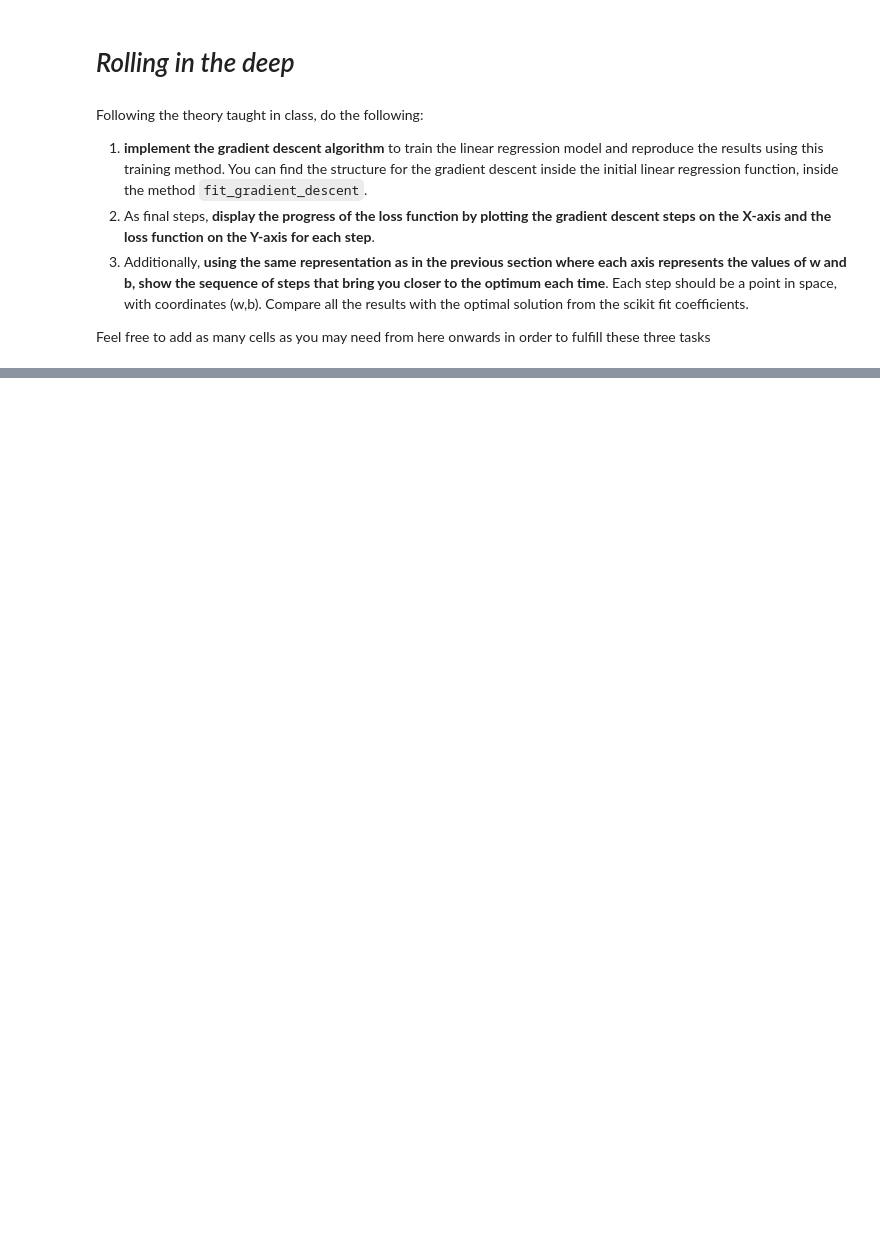
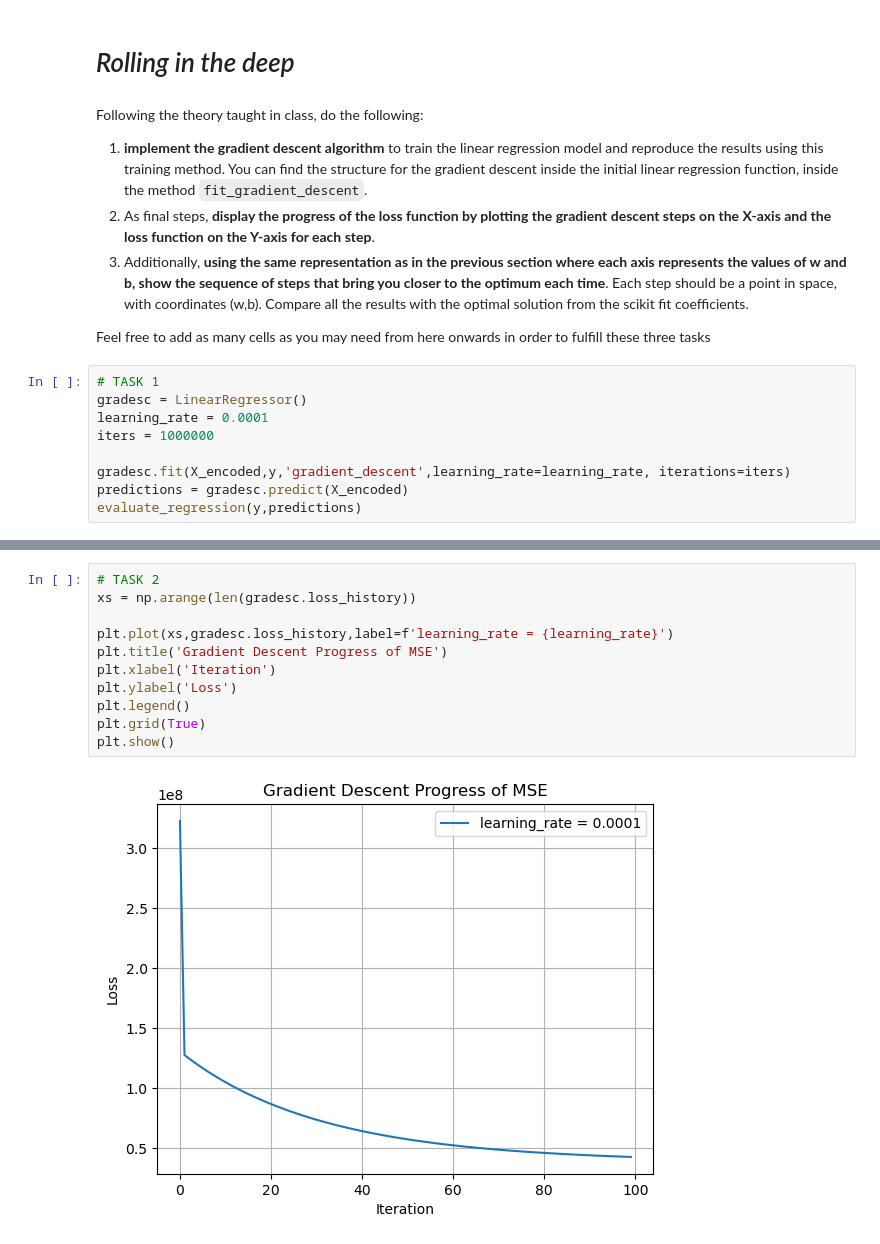
Before and after one commit to ICAI-IMAT-ML/p2-4-LuciaHC, a Jupyter notebook: notebook/Lab_2_4_LR2.ipynb, the cells around one changed output, grey strips where cells are left out. Cells and saved outputs as stored; diff of their text form; blank space fills up the shorter version.

```diff
--- a/notebook/Lab_2_4_LR2.ipynb
+++ b/notebook/Lab_2_4_LR2.ipynb
@@ -336,3 +390,12 @@ Following the theory taught in class, do the following:
 3. Additionally, **using the same representation as in the previous section where each axis represents the values of w and b, show the sequence of steps that bring you closer to the optimum each time**. Each step should be a point in space, with coordinates (w,b). Compare all the results with the optimal solution from the scikit fit coefficients.
 
 Feel free to add as many cells as you may need from here onwards in order to fulfill these three tasks
+# %%
+# TASK 1
+gradesc = LinearRegressor()
+learning_rate = 0.0001
+iters = 1000000
+
+gradesc.fit(X_encoded,y,'gradient_descent',learning_rate=learning_rate, iterations=iters)
+predictions = gradesc.predict(X_encoded)
+evaluate_regression(y,predictions)
@@ -338,0 +421,13 @@ Feel free to add as many cells as you may need from here onwards in order to ful
+# %%
+# TASK 2
+xs = np.arange(len(gradesc.loss_history))
+
+plt.plot(xs,gradesc.loss_history,label=f'learning_rate = {learning_rate}')
+plt.title('Gradient Descent Progress of MSE')
+plt.xlabel('Iteration')
+plt.ylabel('Loss')
+plt.legend()
+plt.grid(True)
+plt.show()
+# %% [output]
+[figure, added]
```
Also changed, not shown: parts of 23 cells of this notebook, 1 other file.
